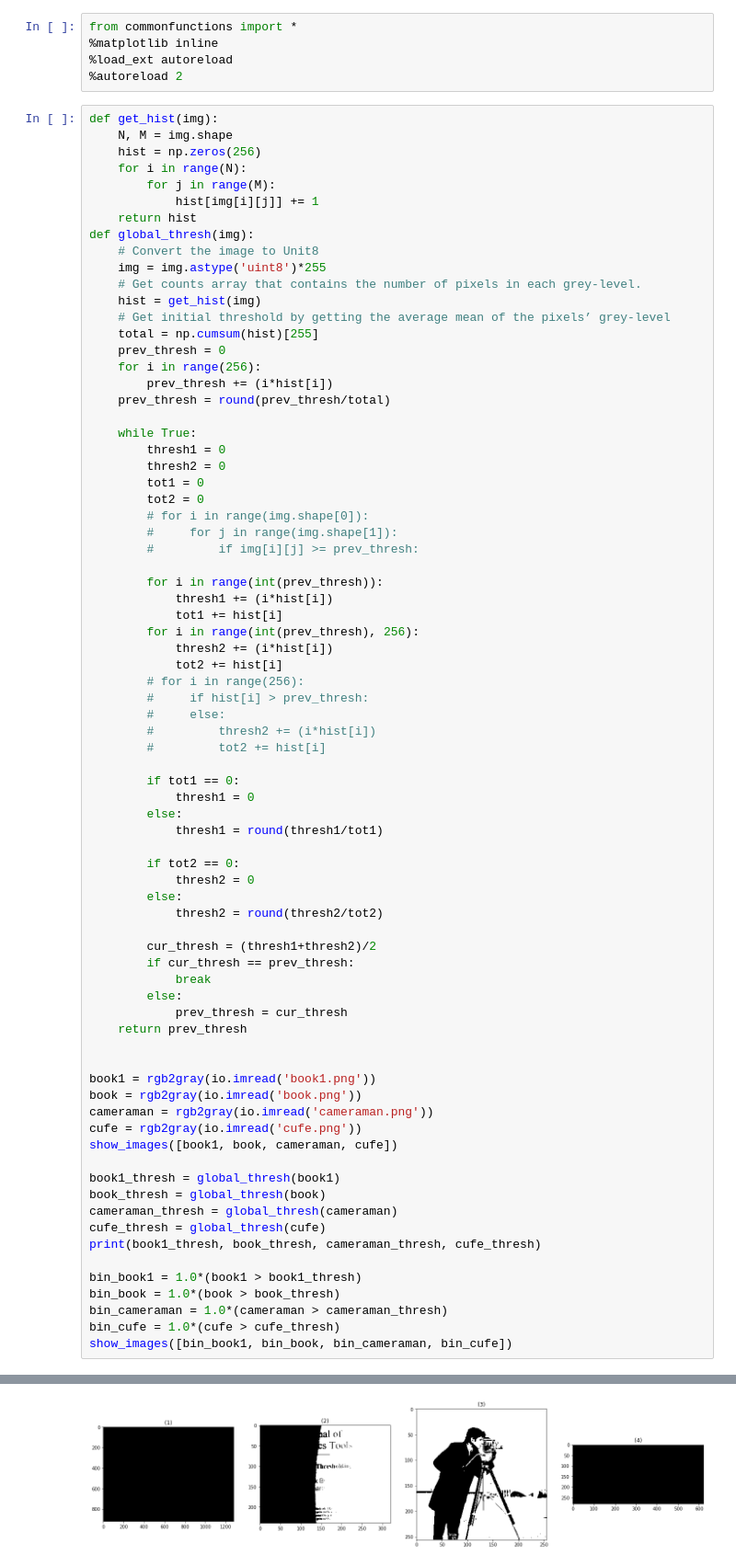
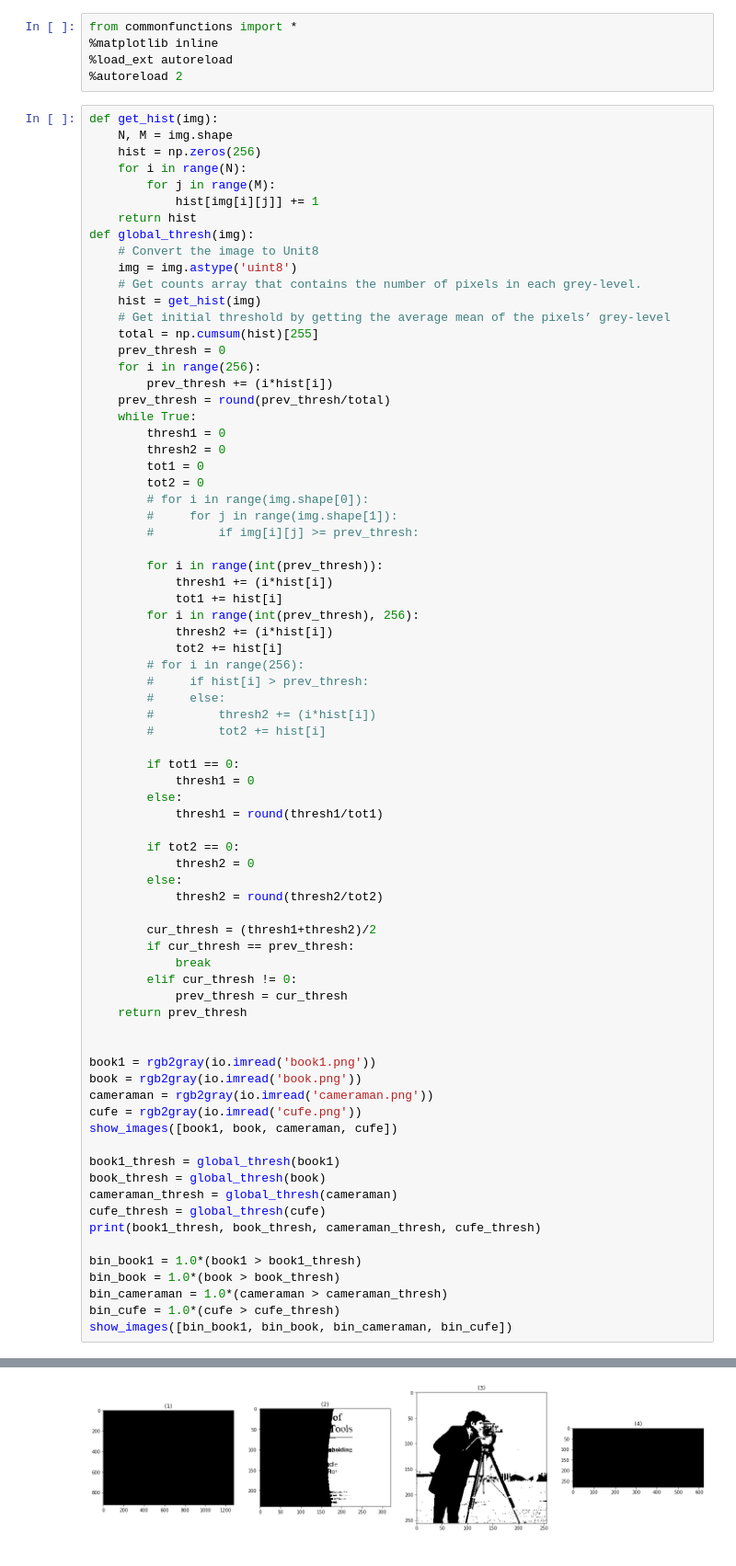
Before and after one commit to aashrafh/CMP362, a Jupyter notebook: Lab8_Segmentation2/Lab_Seg2_STD.ipynb, the cells around one changed output, grey strips where cells are left out. Shown at 92% size. Drawn from its saved outputs; the diff is of its cells as text.

```diff
--- a/Lab8_Segmentation2/Lab_Seg2_STD.ipynb
+++ b/Lab8_Segmentation2/Lab_Seg2_STD.ipynb
@@ -15,7 +15,7 @@ def get_hist(img):
     return hist
 def global_thresh(img):
     # Convert the image to Unit8
-    img = img.astype('uint8')*255
+    img = img.astype('uint8')
     # Get counts array that contains the number of pixels in each grey-level.
     hist = get_hist(img)
     # Get initial threshold by getting the average mean of the pixels’ grey-level
@@ -24,7 +24,6 @@ def global_thresh(img):
     for i in range(256):
         prev_thresh += (i*hist[i])
     prev_thresh = round(prev_thresh/total)
-
     while True:
         thresh1 = 0
         thresh2 = 0
@@ -59,7 +58,7 @@ def global_thresh(img):
         cur_thresh = (thresh1+thresh2)/2
         if cur_thresh == prev_thresh:
             break
-        else:
+        elif cur_thresh != 0:
             prev_thresh = cur_thresh
     return prev_thresh
 
@@ -87 +86 @@ show_images([bin_book1, bin_book, bin_cameraman, bin_cufe])
-[figure, old version]
+[figure, new version]
```
Also changed, not shown: parts of 2 cells of this notebook.
